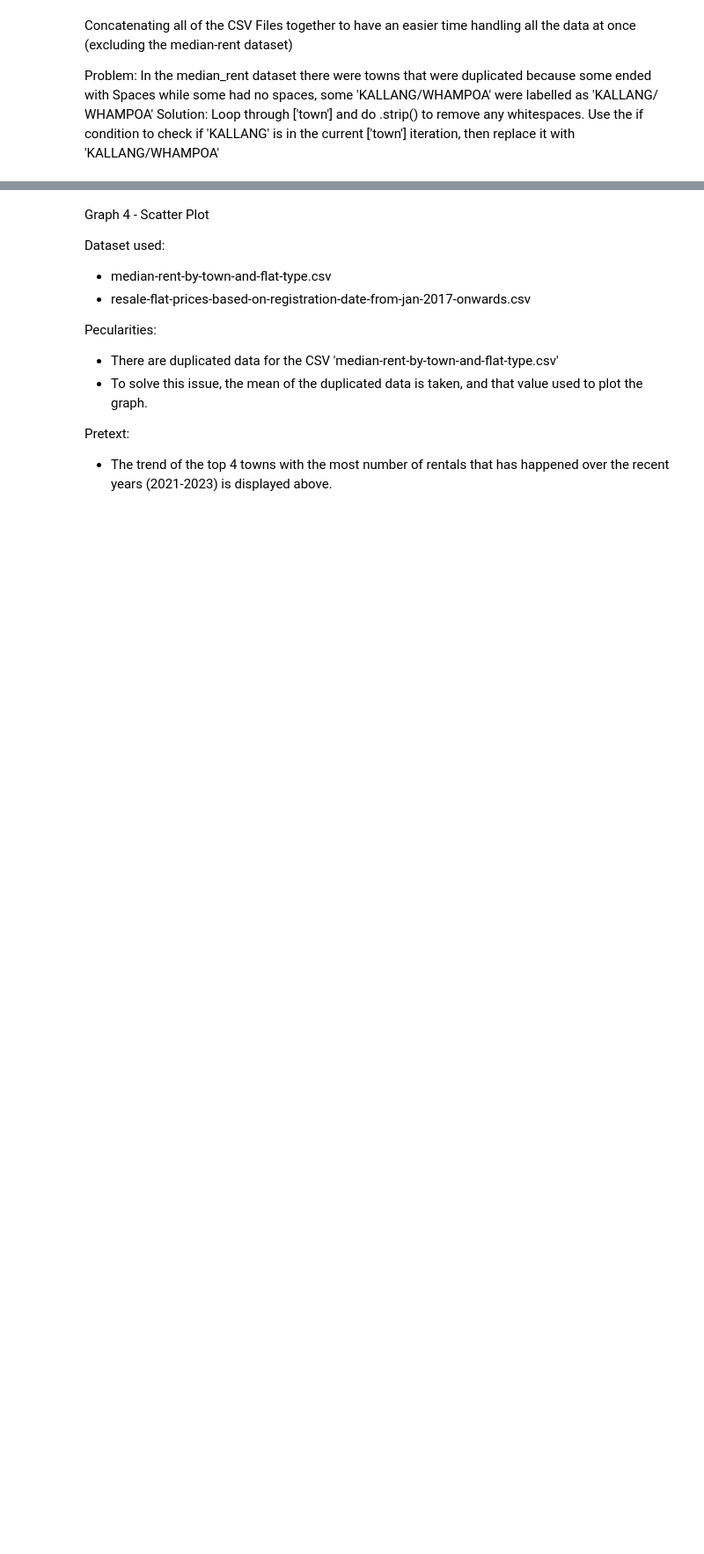
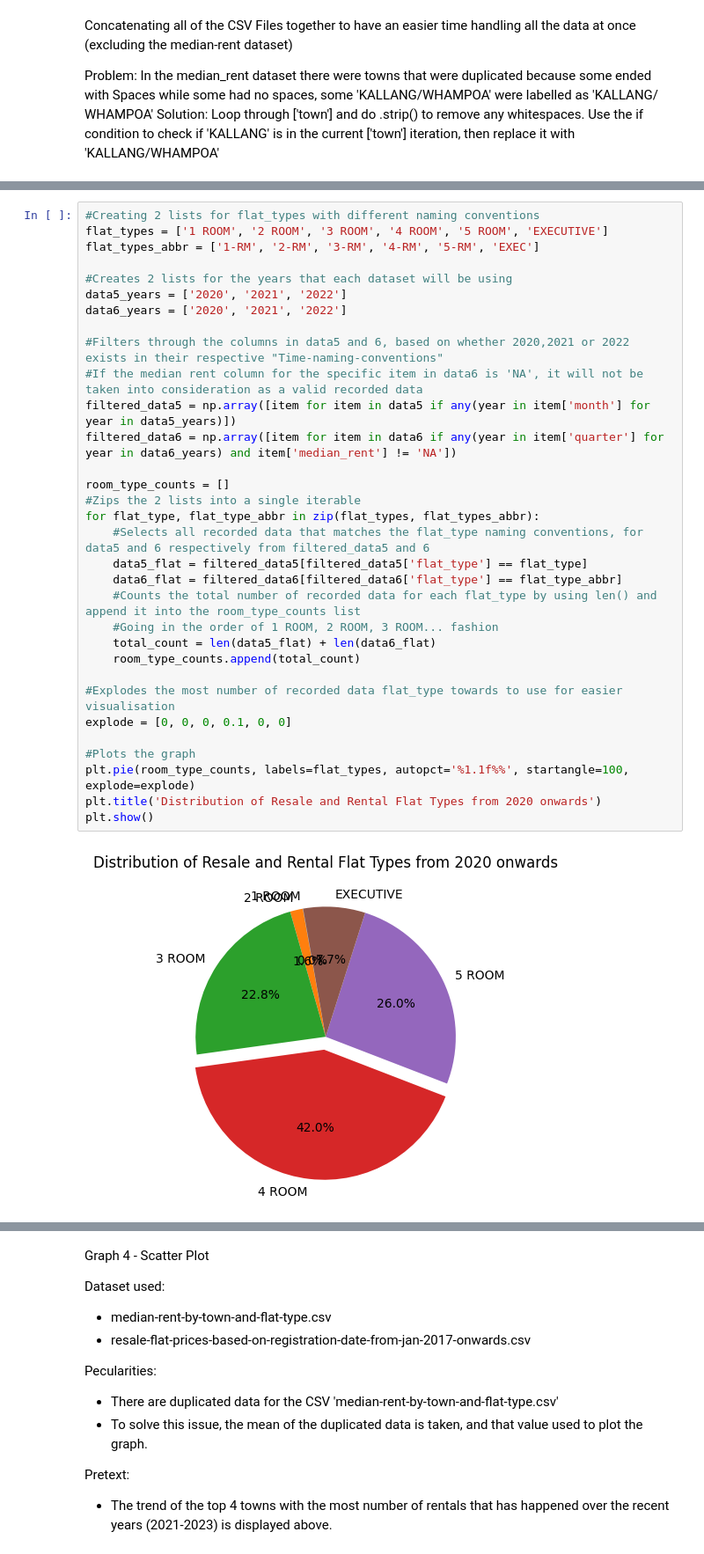
Before and after one commit to yuuuu7/PDAS, a Jupyter notebook: PDS Assignment/assignment.ipynb, the cells around one changed output, grey strips where cells are left out. Shown: that part at 88% size. Drawn from its saved outputs; the diff is of its cells as text; blank space fills up the shorter version.

Commit message:
Finished PDAS assignment
Histogram plotted and Small scenario given

All documentation (Markdowns, Overarching Question and Code Comments) have been included

```diff
--- a/PDS Assignment/ccb.ipynb
+++ b/PDS Assignment/assignment.ipynb
@@ -144,3 +114,37 @@ plt.show()
+# %%
+#Creating 2 lists for flat_types with different naming conventions
+flat_types = ['1 ROOM', '2 ROOM', '3 ROOM', '4 ROOM', '5 ROOM', 'EXECUTIVE']
+flat_types_abbr = ['1-RM', '2-RM', '3-RM', '4-RM', '5-RM', 'EXEC']
+
+#Creates 2 lists for the years that each dataset will be using
+data5_years = ['2020', '2021', '2022']
+data6_years = ['2020', '2021', '2022']
+
+#Filters through the columns in data5 and 6, based on whether 2020,2021 or 2022 exists in their respective "Time-naming-conventions"
+#If the median rent column for the specific item in data6 is 'NA', it will not be taken into consideration as a valid recorded data
+filtered_data5 = np.array([item for item in data5 if any(year in item['month'] for year in data5_years)])
+filtered_data6 = np.array([item for item in data6 if any(year in item['quarter'] for year in data6_years) and item['median_rent'] != 'NA'])
+
+room_type_counts = []
+#Zips the 2 lists into a single iterable
+for flat_type, flat_type_abbr in zip(flat_types, flat_types_abbr):
+    #Selects all recorded data that matches the flat_type naming conventions, for data5 and 6 respectively from filtered_data5 and 6
+    data5_flat = filtered_data5[filtered_data5['flat_type'] == flat_type]
+    data6_flat = filtered_data6[filtered_data6['flat_type'] == flat_type_abbr]
+    #Counts the total number of recorded data for each flat_type by using len() and append it into the room_type_counts list
+    #Going in the order of 1 ROOM, 2 ROOM, 3 ROOM... fashion
+    total_count = len(data5_flat) + len(data6_flat)
+    room_type_counts.append(total_count)
+
+#Explodes the most number of recorded data flat_type towards to use for easier visualisation
+explode = [0, 0, 0, 0.1, 0, 0]
+
+#Plots the graph
+plt.pie(room_type_counts, labels=flat_types, autopct='%1.1f%%', startangle=100, explode=explode)
+plt.title('Distribution of Resale and Rental Flat Types from 2020 onwards')
+plt.show()
+# %% [output]
+[figure, added]
 # %% [markdown]
 Findings and Insight:
 
```
Also changed, not shown: parts of 19 cells of this notebook, 3 other files.
